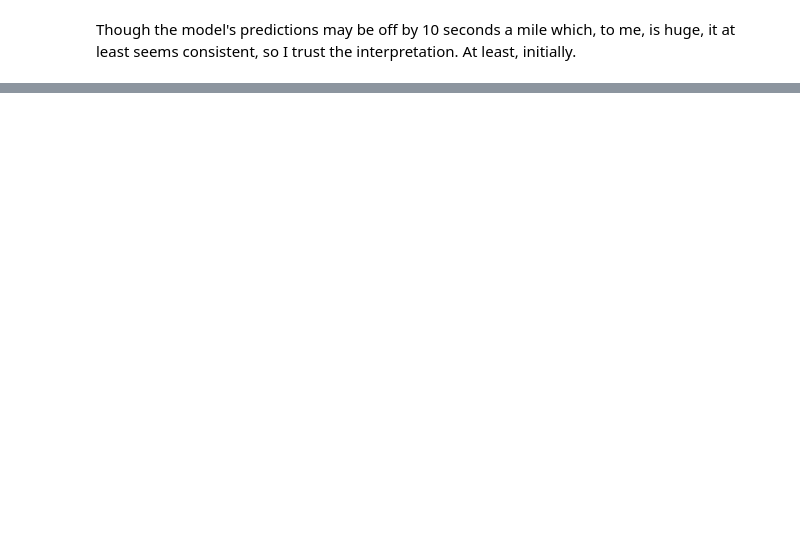
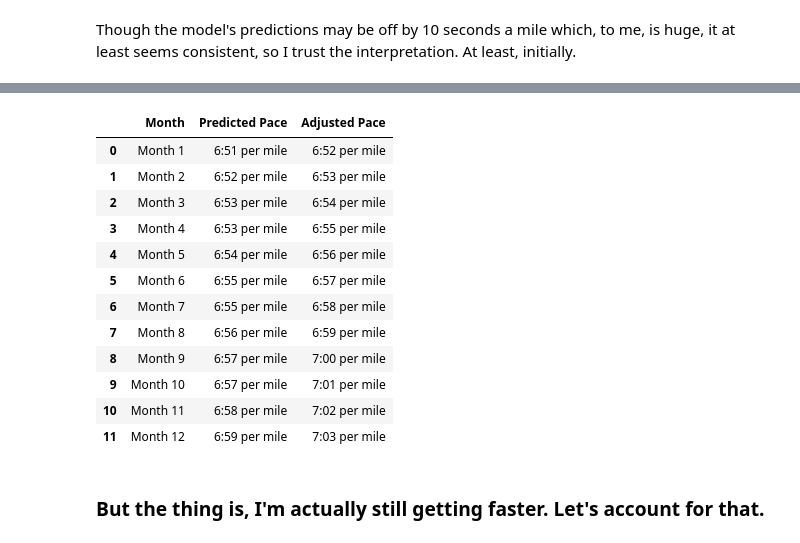
Before and after one commit to sbogucki12/workoutdata, a Jupyter notebook: runlogoct272023-eda.ipynb, the cells around one changed output, grey strips where cells are left out. Drawn from its saved outputs; the diff is of its cells as text; code cells hidden in the pictures; blank space fills up the shorter version.

```diff
--- a/runlogoct272023-eda.ipynb
+++ b/runlogoct272023-eda.ipynb
@@ -471,0 +649,50 @@ Though the model's predictions may be off by 10 seconds a mile which, to me, is
+# %%
+# Function to convert seconds to minutes and seconds
+def seconds_to_min_sec(seconds):
+    minutes = seconds // 60
+    seconds = seconds % 60
+    return f"{int(minutes)}:{int(seconds):02d} per mile"
+
+# Predicted and adjusted paces in minutes and seconds per mile
+paces_min_sec = {
+    "Month": [],
+    "Predicted Pace": [],
+    "Adjusted Pace": []
+}
+
+for i in range(1, 13):
+    # Increase age by 1/12th of a year for each future month
+    age_future = df['age'].mean() + i/12
+    # Using mean values of features from training data for prediction
+    X_future = X_train.mean().to_frame().T
+    X_future['age'] = age_future
+    # Scaling the features
+    X_future_scaled = scaler.transform(X_future)
+    # Predicting pace
+    predicted_pace = linear_reg_model.predict(X_future_scaled)[0]
+    # Adjusting pace for performance decrease
+    adjusted_pace = adjust_pace(predicted_pace, i)
+    # Adding results to the dictionary
+    paces_min_sec["Month"].append(f"Month {i}")
+    paces_min_sec["Predicted Pace"].append(seconds_to_min_sec(predicted_pace))
+    paces_min_sec["Adjusted Pace"].append(seconds_to_min_sec(adjusted_pace))
+
+# Convert dictionary to DataFrame for better visualization
+paces_df = pd.DataFrame(paces_min_sec)
+paces_df
+# %% [output]
+|  | Month | Predicted Pace | Adjusted Pace |
+| 0 | Month 1 | 6:51 per mile | 6:52 per mile |
+| 1 | Month 2 | 6:52 per mile | 6:53 per mile |
+| 2 | Month 3 | 6:53 per mile | 6:54 per mile |
+| 3 | Month 4 | 6:53 per mile | 6:55 per mile |
+| 4 | Month 5 | 6:54 per mile | 6:56 per mile |
+| 5 | Month 6 | 6:55 per mile | 6:57 per mile |
+| 6 | Month 7 | 6:55 per mile | 6:58 per mile |
+| 7 | Month 8 | 6:56 per mile | 6:59 per mile |
+| 8 | Month 9 | 6:57 per mile | 7:00 per mile |
+| 9 | Month 10 | 6:57 per mile | 7:01 per mile |
+| 10 | Month 11 | 6:58 per mile | 7:02 per mile |
+| 11 | Month 12 | 6:59 per mile | 7:03 per mile |
+# %% [markdown]
+### But the thing is, I'm actually still getting faster.  Let's account for that.
```
Also changed, not shown: parts of 25 cells of this notebook.
